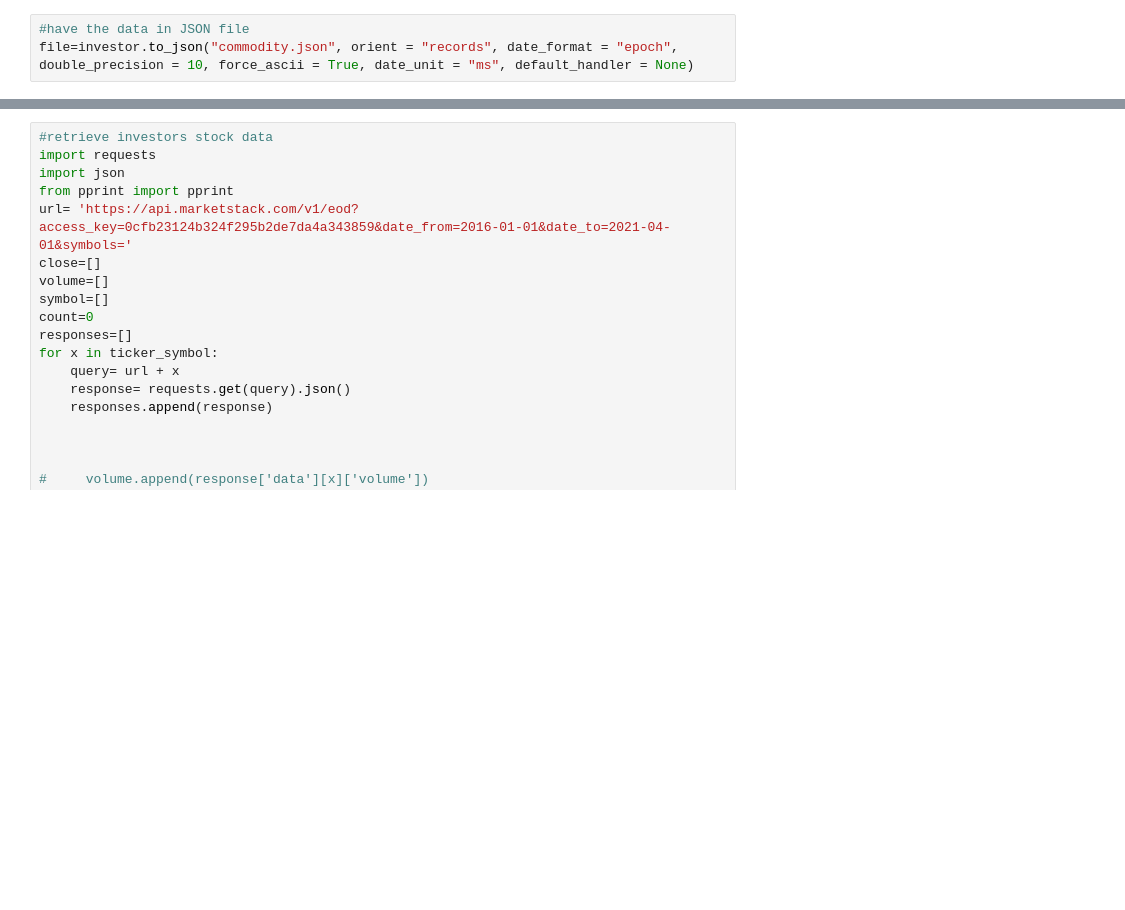
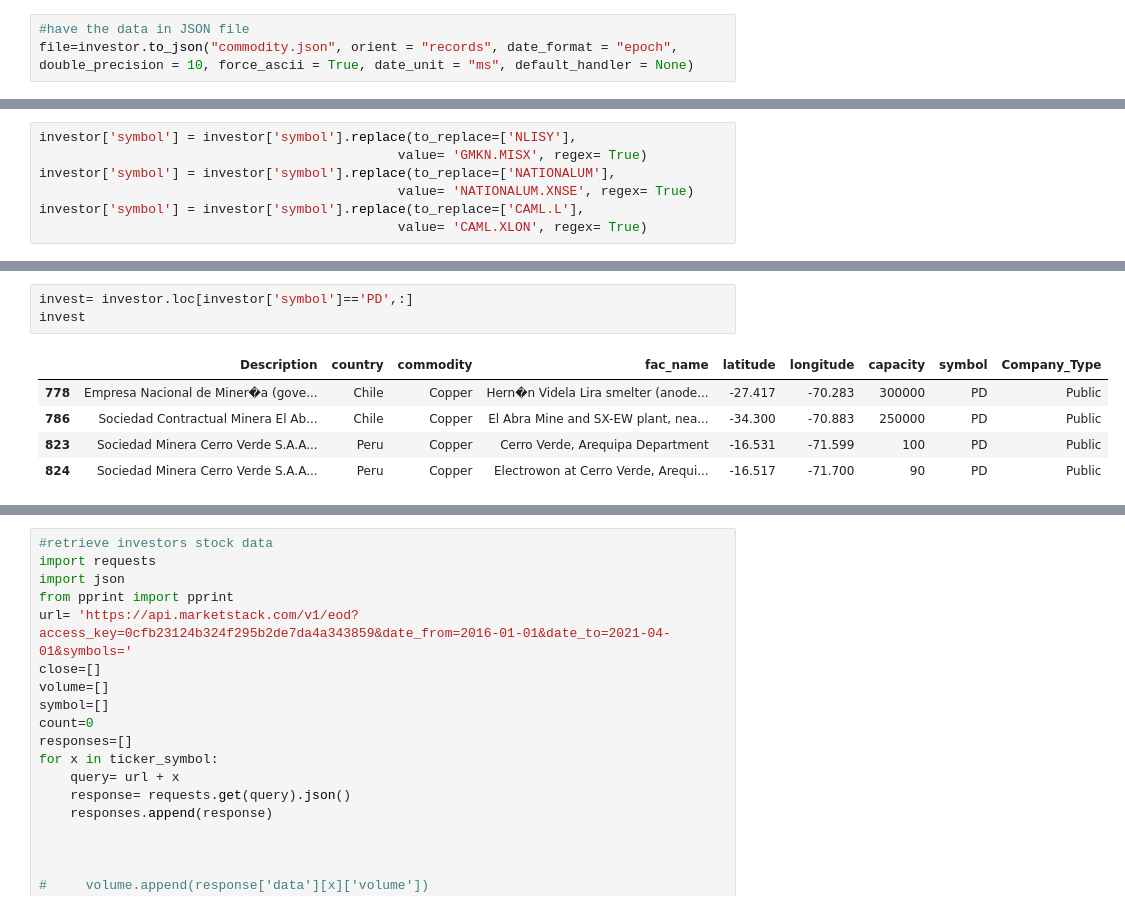
Before and after one commit to peteturnham/commidity-tracker, a Jupyter notebook: Project2/Untitled.ipynb, the cells around one changed output, grey strips where cells are left out. Saved outputs shown, nothing was run; the diff lists cells and outputs as text; blank space fills up the shorter version.

```diff
--- a/Project2/Untitled.ipynb
+++ b/Project2/Untitled.ipynb
@@ -276,0 +287,7 @@ file=investor.to_json("commodity.json", orient = "records", date_format = "epoch
+# %%
+investor['symbol'] = investor['symbol'].replace(to_replace=['NLISY'],
+                                              value= 'GMKN.MISX', regex= True)
+investor['symbol'] = investor['symbol'].replace(to_replace=['NATIONALUM'],
+                                              value= 'NATIONALUM.XNSE', regex= True)
+investor['symbol'] = investor['symbol'].replace(to_replace=['CAML.L'],
+                                              value= 'CAML.XLON', regex= True)
@@ -276,0 +314,9 @@ file=investor.to_json("commodity.json", orient = "records", date_format = "epoch
+# %%
+invest= investor.loc[investor['symbol']=='PD',:]
+invest
+# %% [output]
+|  | Description | country | commodity | fac_name | latitude | longitude | capacity | symbol | Company_Type |
+| 778 | Empresa Nacional de Miner�a (gove... | Chile | Copper | Hern�n Videla Lira smelter (anode... | -27.417 | -70.283 | 300000 | PD | Public |
+| 786 | Sociedad Contractual Minera El Ab... | Chile | Copper | El Abra Mine and SX-EW plant, nea... | -34.300 | -70.883 | 250000 | PD | Public |
+| 823 | Sociedad Minera Cerro Verde S.A.A... | Peru | Copper | Cerro Verde, Arequipa Department | -16.531 | -71.599 | 100 | PD | Public |
+| 824 | Sociedad Minera Cerro Verde S.A.A... | Peru | Copper | Electrowon at Cerro Verde, Arequi... | -16.517 | -71.700 | 90 | PD | Public |
```
Also changed, not shown: parts of 36 cells of this notebook, 28 other files.
